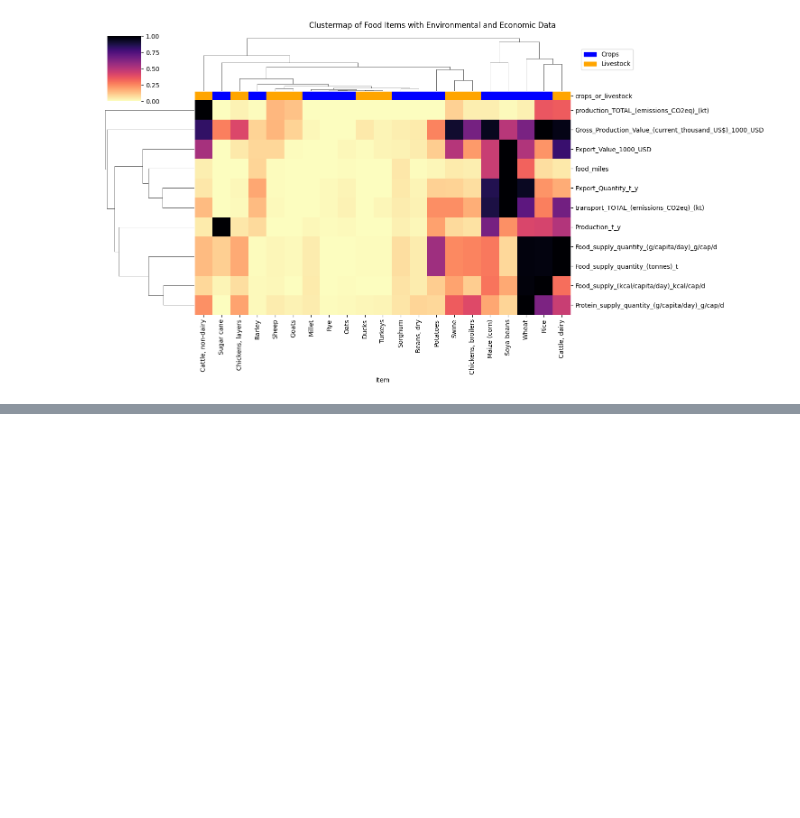
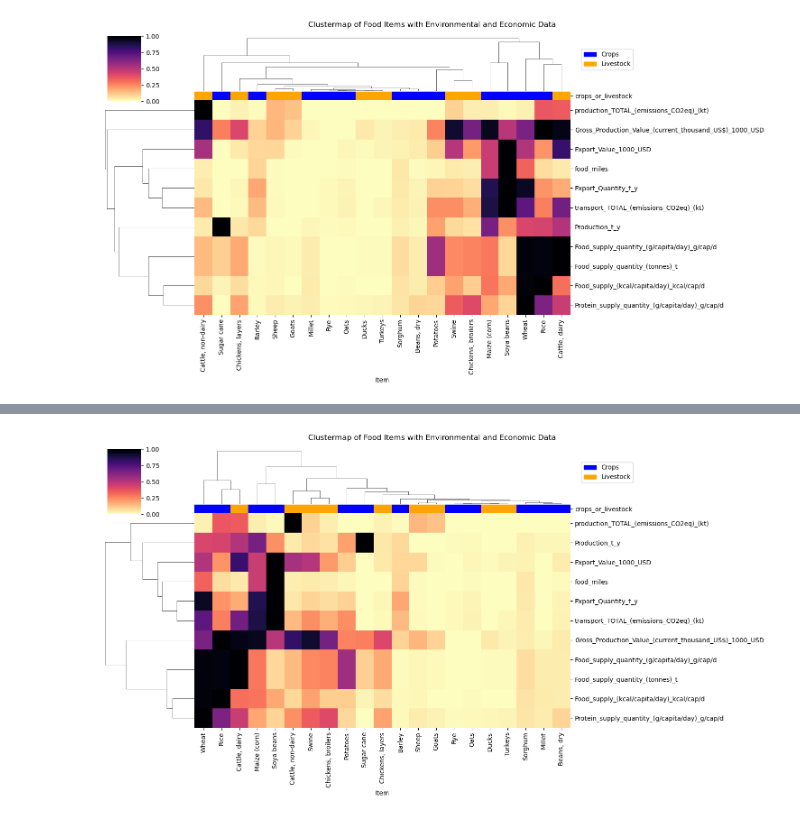
Before and after one commit to ezemriv/FAO-Food-CO2-Footprint, a Jupyter notebook: full_food_dataset_creation/02_Hierach_clustering_food_items.ipynb, the cells around one changed output, grey strips where cells are left out. Cells and saved outputs as stored; diff of their text form; code cells hidden in the pictures; blank space fills up the shorter version.

```diff
--- a/full_food_dataset_creation/02_Hierach_clustering_food_items.ipynb
+++ b/full_food_dataset_creation/02_Hierach_clustering_food_items.ipynb
@@ -147,0 +129,17 @@ plt.show() """
+# %%
+# Create the clustermap
+g = sns.clustermap(df_transposed, cmap="magma_r", col_colors=column_colors, figsize=(15, 8), method='complete', metric='cityblock')
+
+# Add title
+plt.suptitle("Clustermap of Food Items with Environmental and Economic Data", y=1.02)
+
+# Create legend patches
+legend_patches = [mpatches.Patch(color='blue', label='Crops'), mpatches.Patch(color='orange', label='Livestock')]
+
+# Add legend to the plot
+plt.legend(handles=legend_patches, loc='upper left', bbox_to_anchor=(14, 0.8), borderaxespad=0.)
+
+plt.savefig('../plots/food_items_hierch_clustering_heatmap.png', dpi=300, bbox_inches='tight')
+plt.show()
+# %% [output]
+[figure, added]
```
Also changed, not shown: parts of 5 cells of this notebook, 1 other file.
